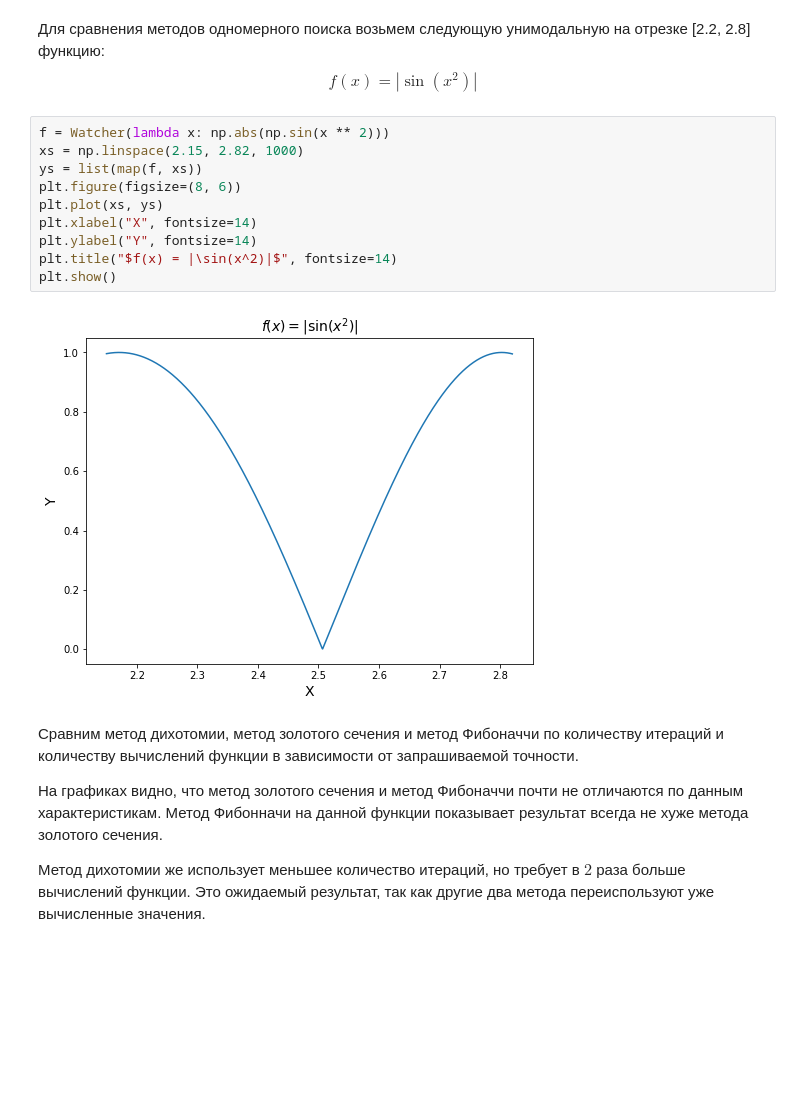
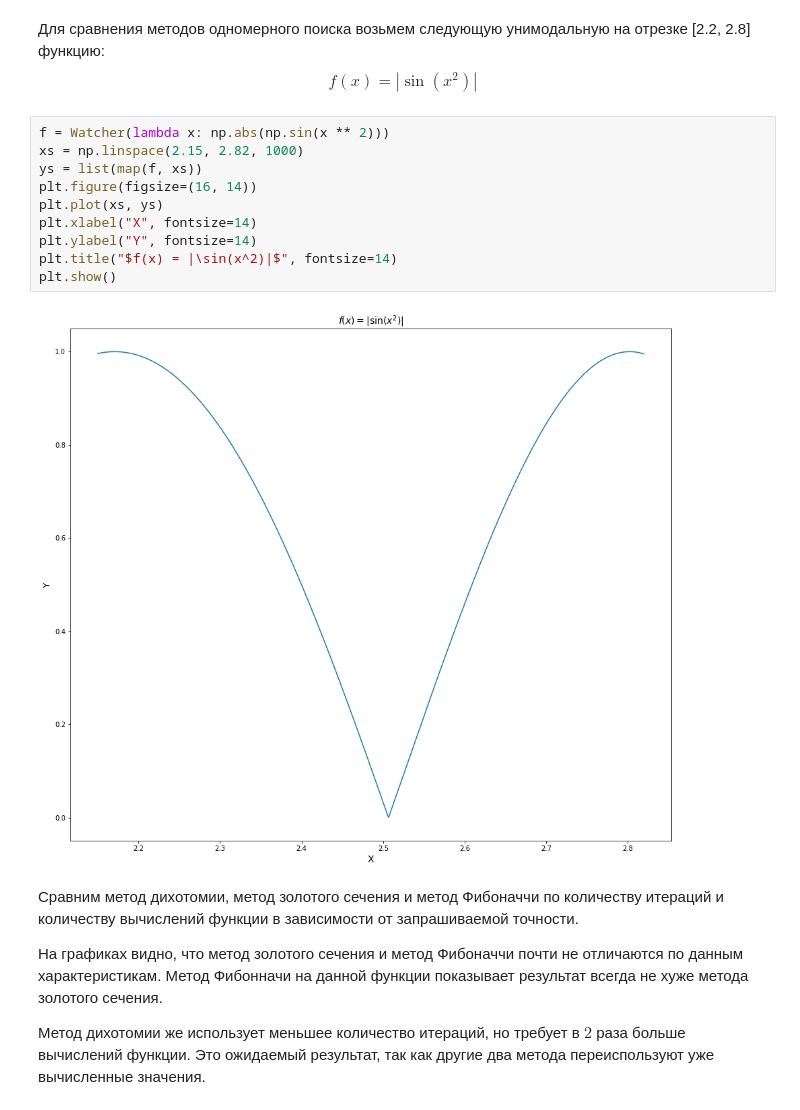
Before and after one commit to Mervap/OptimizationMethods, a Jupyter notebook: lab1/report.ipynb, the cells around one changed output. Drawn from its saved outputs; the diff is of its cells as text; blank space fills up the shorter version.

Commit message:
Upgrade plot quality

```diff
--- a/lab1/report.ipynb
+++ b/lab1/report.ipynb
@@ -30,15 +30,15 @@ $$f(x) = |\sin(x^2)|$$
 # %%
 f = Watcher(lambda x: np.abs(np.sin(x ** 2)))
 xs = np.linspace(2.15, 2.82, 1000)
 ys = list(map(f, xs))
-plt.figure(figsize=(8, 6))
+plt.figure(figsize=(16, 14))
 plt.plot(xs, ys)
 plt.xlabel("X", fontsize=14)
 plt.ylabel("Y", fontsize=14)
 plt.title("$f(x) = |\sin(x^2)|$", fontsize=14)
 plt.show()
 # %% [output]
-[figure, old version]
+[figure, new version]
 # %% [markdown]
 Сравним метод дихотомии, метод золотого сечения и метод Фибоначчи по количеству итераций и количеству вычислений функции в зависимости от запрашиваемой точности.
 
```
Also changed, not shown: 1 other file.
